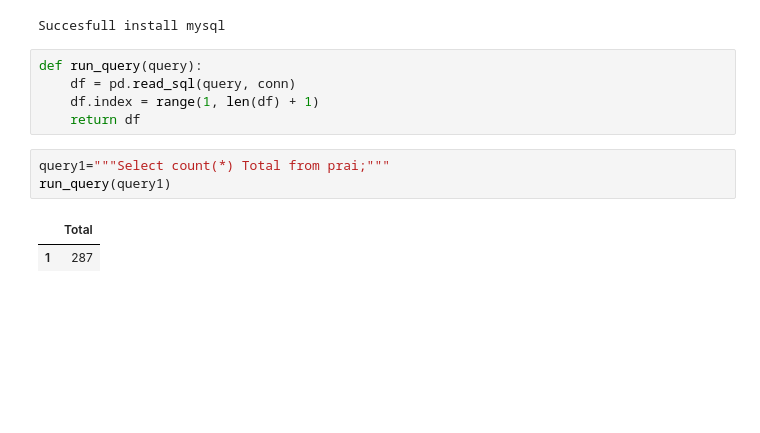
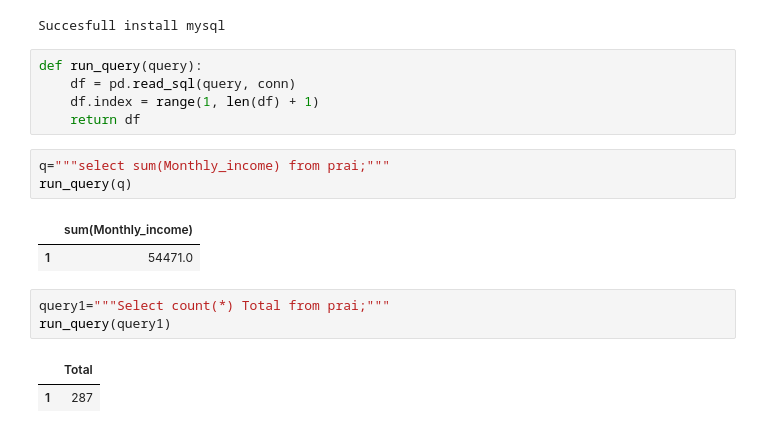
Before and after one commit to Ansh-3121/Ai-usages-impact-on-student-and-professionals, a Jupyter notebook: SqlQueries.ipynb, the cells around one changed output. Cells and saved outputs as stored; diff of their text form; blank space fills up the shorter version.

```diff
--- a/SqlQueries.ipynb
+++ b/SqlQueries.ipynb
@@ -25,6 +25,12 @@ def run_query(query):
     df = pd.read_sql(query, conn)
     df.index = range(1, len(df) + 1)
     return df
+# %%
+q="""select sum(Monthly_income) from prai;"""
+run_query(q)
+# %% [output]
+|  | sum(Monthly_income) |
+| 1 | 54471.0 |
 # %%
 query1="""Select count(*) Total from prai;"""
 run_query(query1)
```
Also changed, not shown: parts of 2 cells of this notebook.
